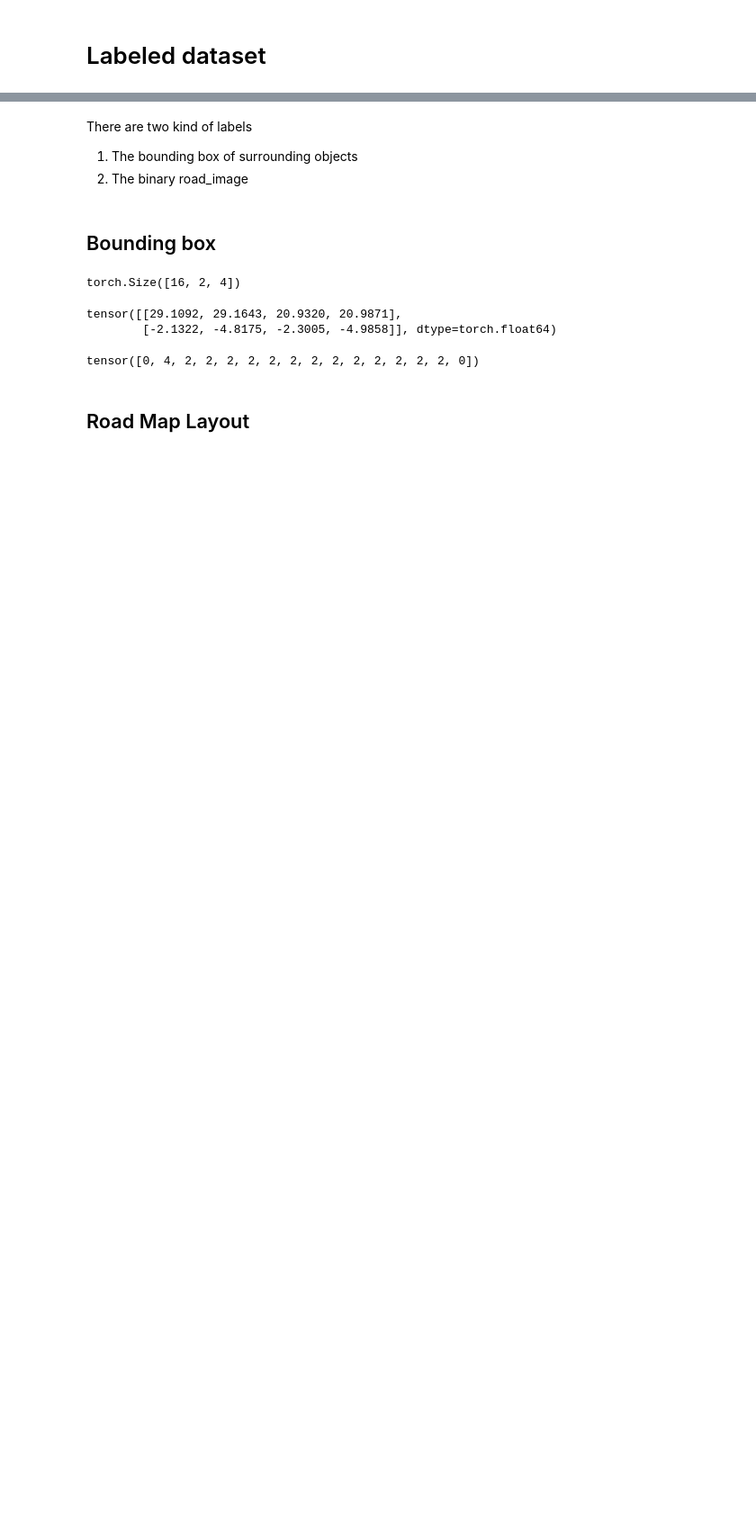
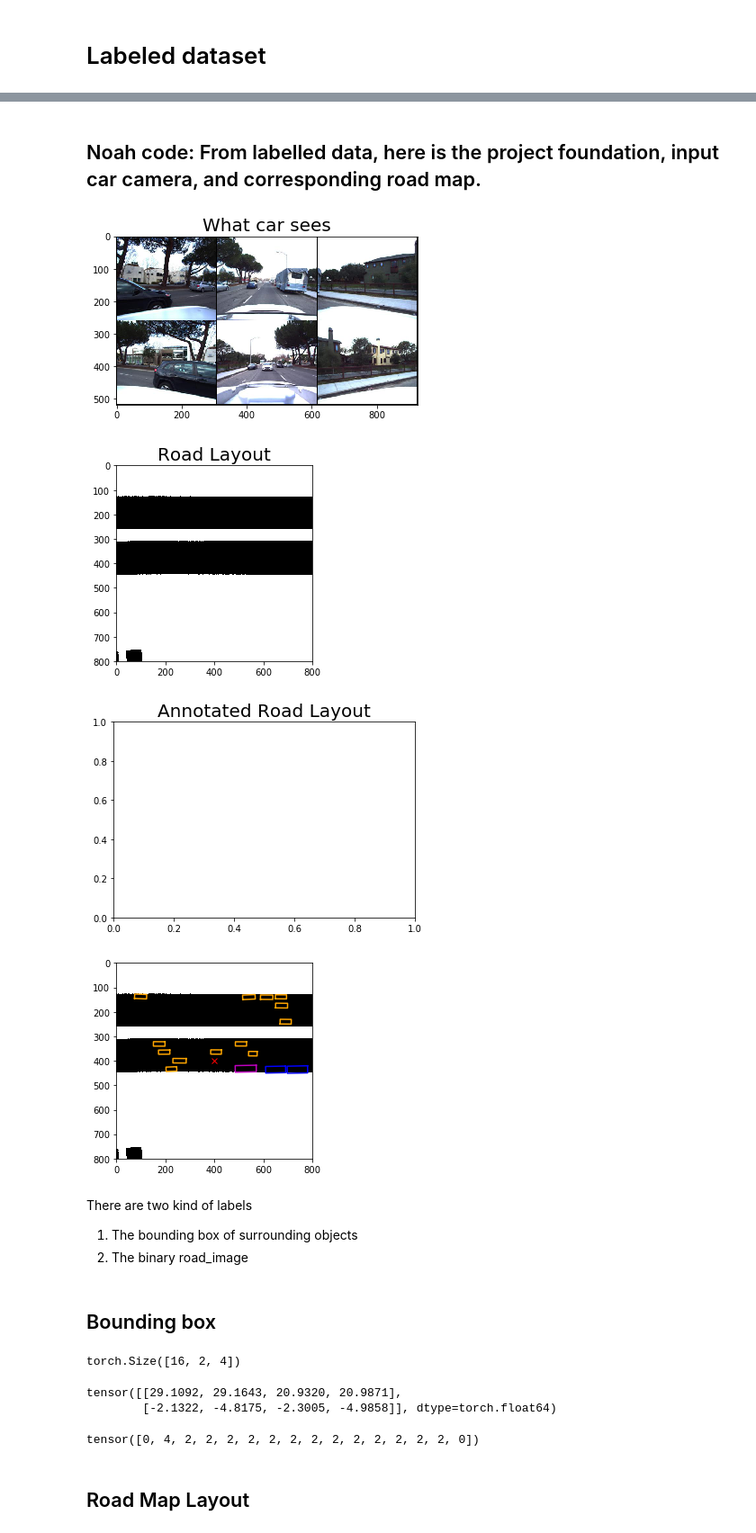
Before and after one commit to annikabrundyn/driving-dirty, a Jupyter notebook: explore_the_data.ipynb, the cells around one changed output, grey strips where cells are left out. Shown at 90% size. Drawn from its saved outputs; the diff is of its cells as text; code cells hidden in the pictures; blank space fills up the shorter version.

```diff
--- a/explore_the_data.ipynb
+++ b/explore_the_data.ipynb
@@ -150,3 +143,34 @@ Original Traceback (most recent call last):
+# %% [markdown]
+## Noah code: From labelled data, here is the project foundation, input car camera, and corresponding road map.
+# %%
+plt.figure()
+plt.title("What car sees", fontsize = 20)
+plt.imshow(torchvision.utils.make_grid(sample[0], nrow=3).numpy().transpose(1, 2, 0))
+
+plt.figure()
+plt.title("Road Layout", fontsize = 20)
+
+plt.imshow(road_image[0],cmap = 'binary')
+
+plt.figure()
+plt.title("Annotated Road Layout",fontsize = 20)
+fig, ax = plt.subplots()
+
+color_list = ['b', 'g', 'orange', 'c', 'm', 'y', 'k', 'w', 'r']
+
+ax.imshow(road_image[0], cmap ='binary');
+
+# The ego car position
+ax.plot(400, 400, 'x', color="red")
+
+for i, bb in enumerate(target[0]['bounding_box']):
+    # You can check the implementation of the draw box to understand how it works
+    draw_box(ax, bb, color=color_list[target[0]['category'][i]])
+# %% [output]
+[figure, added]
+[figure, added]
+[figure, added]
+[figure, added]
 # %% [markdown]
 There are two kind of labels
 
```
Also changed, not shown: parts of 12 cells of this notebook, 3 other files.
